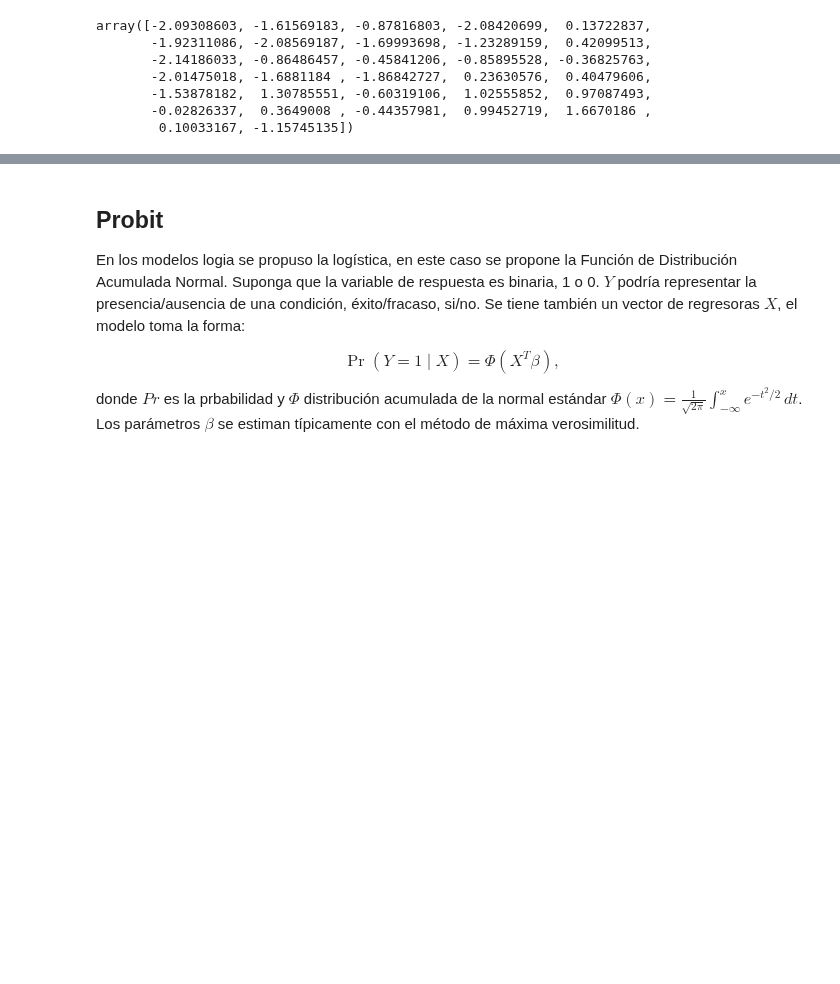
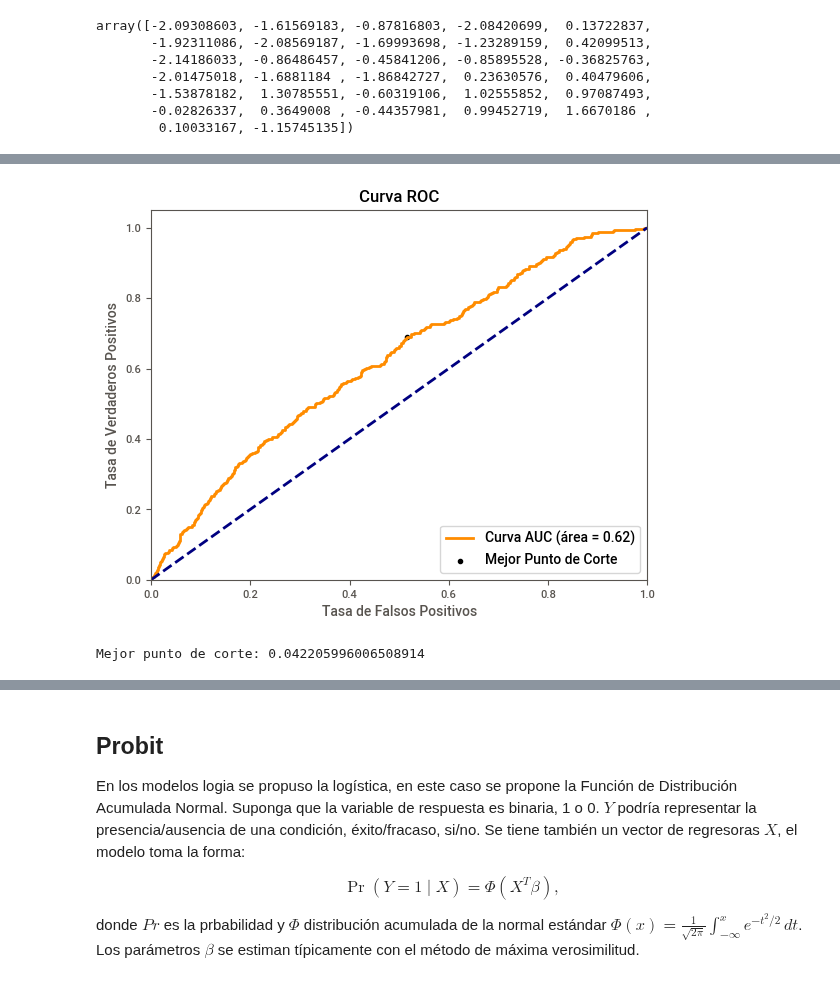
Before and after one commit to vmoprojs/MLPython, a Jupyter notebook: ProbModels.ipynb, the cells around one changed output, grey strips where cells are left out. Saved outputs shown, nothing was run; the diff lists cells and outputs as text; code cells hidden in the pictures; blank space fills up the shorter version.

```diff
--- a/ProbModels.ipynb
+++ b/ProbModels.ipynb
@@ -287,0 +306,4 @@ array([-2.09308603, -1.61569183, -0.87816803, -2.08420699,  0.13722837,
+# %%
+uu = "https://raw.githubusercontent.com/vmoprojs/DataLectures/refs/heads/master/challengeTrainUafe.csv"
+datos = pd.read_csv(uu,sep = ",")
+datos.describe()
@@ -287,0 +322,7 @@ array([-2.09308603, -1.61569183, -0.87816803, -2.08420699,  0.13722837,
+# %%
+from sklearn.model_selection import train_test_split
+#X = datos[['sumValTot', 'Frecuencia', 'edad', 'nivelIngresos','estadoCivil', 'nivelEducacion', 'sexo', 'tipoVivienda']]
+#y = datos['Uafe']
+#X_train, X_test, y_train, y_test = train_test_split(X, y, random_state=0)
+
+train_df, test_df = train_test_split(datos, random_state=0)
@@ -287,0 +437,28 @@ array([-2.09308603, -1.61569183, -0.87816803, -2.08420699,  0.13722837,
+# %%
+#Calcular la curva ROC y AUC
+fpr, tpr, thresholds = roc_curve(y_val, y_pred_prob)
+roc_auc = roc_auc_score(y_val, y_pred_prob)
+
+# Encontrar el mejor punto de corte
+J = tpr - fpr
+ix = np.argmax(J)
+best_threshold = thresholds[ix]
+
+# Graficar la curva AUC
+plt.figure()
+plt.plot(fpr, tpr, color='darkorange', lw=2, label='Curva AUC (área = %0.2f)' % roc_auc)
+plt.plot([0, 1], [0, 1], color='navy', lw=2, linestyle='--')
+plt.scatter(fpr[ix], tpr[ix], marker='o', color='black', label='Mejor Punto de Corte')
+plt.xlim([0.0, 1.0])
+
+plt.ylim([0.0, 1.05])
+plt.xlabel('Tasa de Falsos Positivos')
+plt.ylabel('Tasa de Verdaderos Positivos')
+plt.title('Curva ROC')
+plt.legend(loc="lower right")
+plt.show()
+
+print('Mejor punto de corte:', best_threshold)
+# %% [output]
+[figure, added]
+Mejor punto de corte: 0.042205996006508914
```
Also changed, not shown: parts of 16 cells of this notebook, 12 other files.
